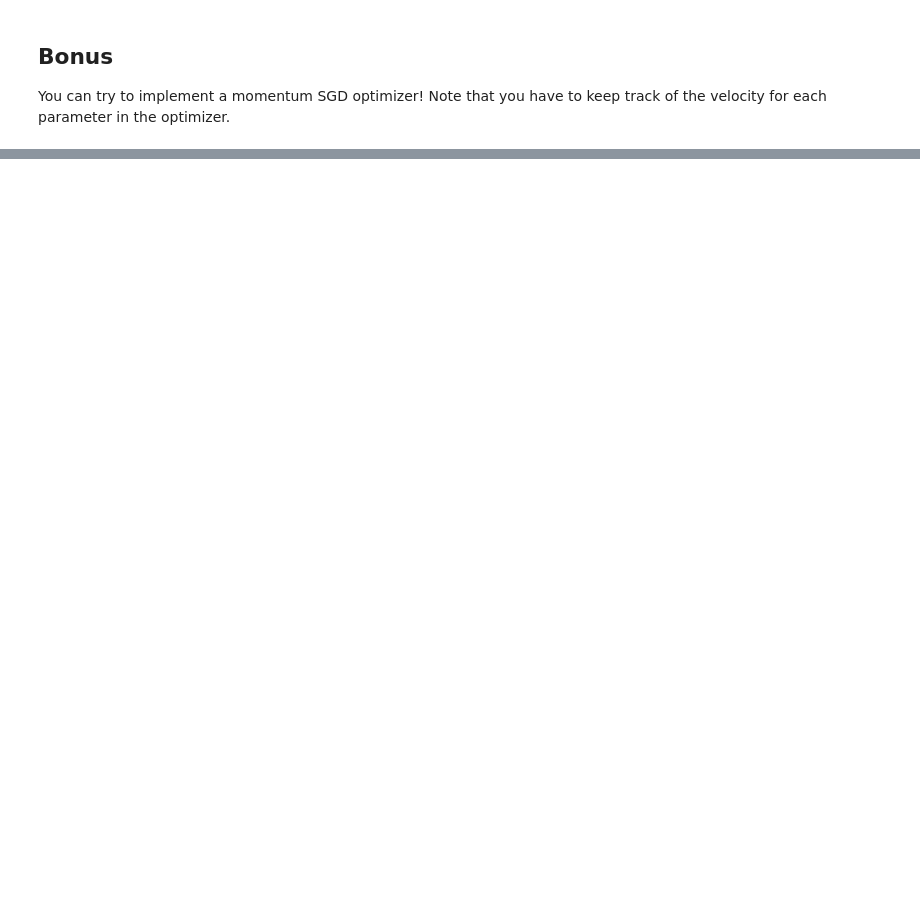
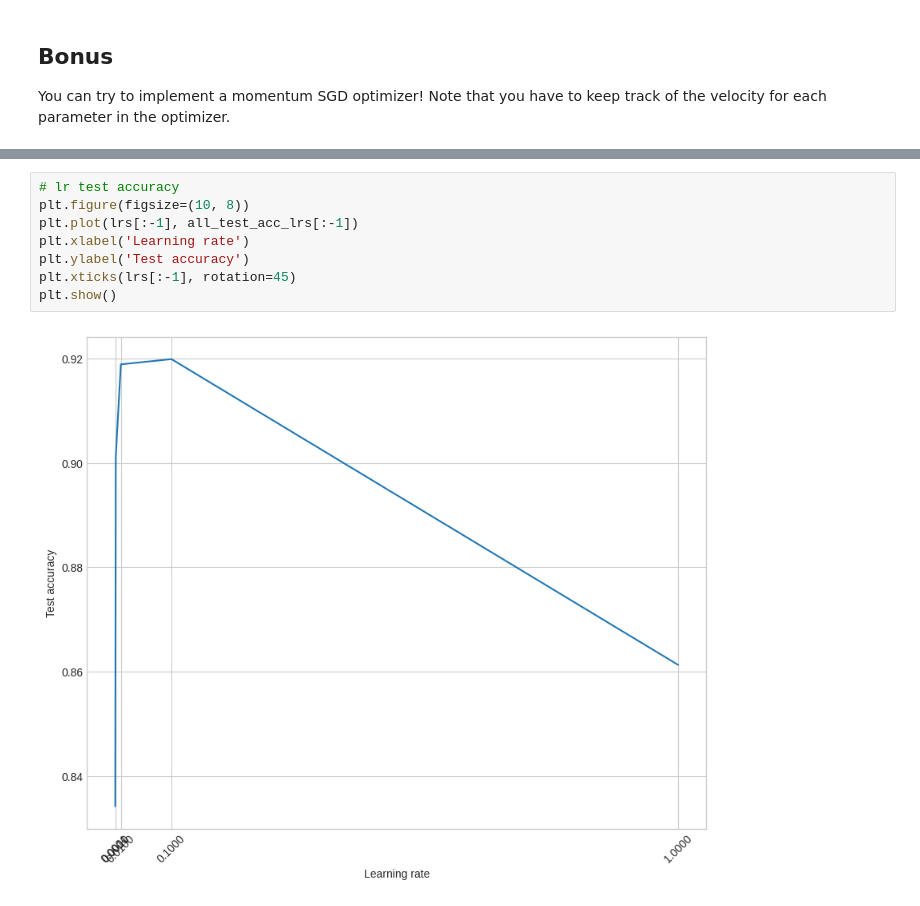
Before and after one commit to BenKabongo25/m1-deep-learning, a Jupyter notebook: lab2.ipynb, the cells around one changed output, grey strips where cells are left out. Drawn from its saved outputs; the diff is of its cells as text; blank space fills up the shorter version.

```diff
--- a/lab2.ipynb
+++ b/lab2.ipynb
@@ -513,0 +732,10 @@ You can try to implement a momentum SGD optimizer! Note that you have to keep tr
+# %%
+# lr test accuracy
+plt.figure(figsize=(10, 8))
+plt.plot(lrs[:-1], all_test_acc_lrs[:-1])
+plt.xlabel('Learning rate')
+plt.ylabel('Test accuracy')
+plt.xticks(lrs[:-1], rotation=45)
+plt.show()
+# %% [output]
+[figure, added]
```
Also changed, not shown: parts of 32 cells of this notebook, 1 other file.
